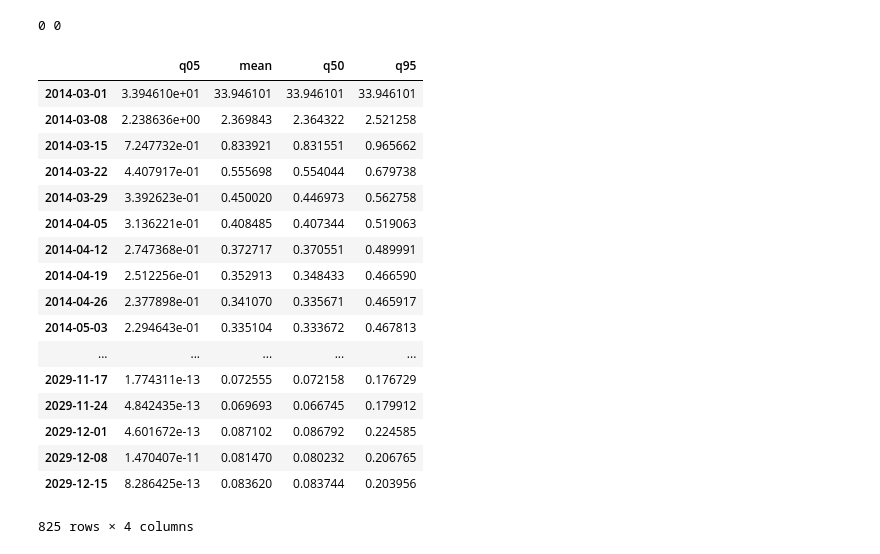
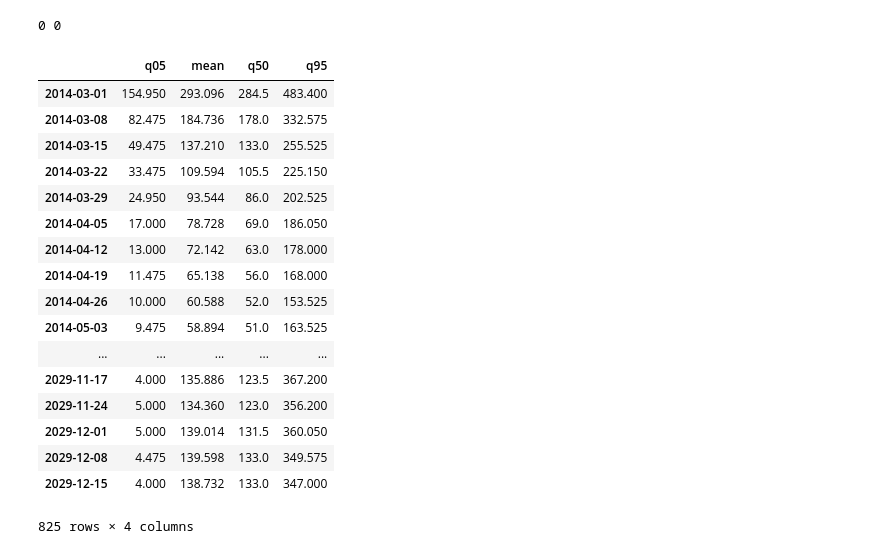
Before and after one commit to jcblemai/haiti-mass-ocv-campaign, a Jupyter notebook: forecast.ipynb, the cells around one changed output. Drawn from its saved outputs; the diff is of its cells as text; code cells hidden in the pictures.

```diff
--- a/forecast.ipynb
+++ b/forecast.ipynb
@@ -565,24 +532,24 @@ for i in range(10):
 print(pc_them, pc_us)
 # %% [output]
 0 0
-# %%
-all_data['Ouest']['B']
-# %% [output]
-|  | q05 | mean | q50 | q95 |
-| 2014-03-01 | 3.394610e+01 | 33.946101 | 33.946101 | 33.946101 |
-| 2014-03-08 | 2.238636e+00 | 2.369843 | 2.364322 | 2.521258 |
-| 2014-03-15 | 7.247732e-01 | 0.833921 | 0.831551 | 0.965662 |
-| 2014-03-22 | 4.407917e-01 | 0.555698 | 0.554044 | 0.679738 |
-| 2014-03-29 | 3.392623e-01 | 0.450020 | 0.446973 | 0.562758 |
-| 2014-04-05 | 3.136221e-01 | 0.408485 | 0.407344 | 0.519063 |
-| 2014-04-12 | 2.747368e-01 | 0.372717 | 0.370551 | 0.489991 |
-| 2014-04-19 | 2.512256e-01 | 0.352913 | 0.348433 | 0.466590 |
-| 2014-04-26 | 2.377898e-01 | 0.341070 | 0.335671 | 0.465917 |
-| 2014-05-03 | 2.294643e-01 | 0.335104 | 0.333672 | 0.467813 |
-| ... | ... | ... | ... | ... |
-| 2029-11-17 | 1.774311e-13 | 0.072555 | 0.072158 | 0.176729 |
-| 2029-11-24 | 4.842435e-13 | 0.069693 | 0.066745 | 0.179912 |
-| 2029-12-01 | 4.601672e-13 | 0.087102 | 0.086792 | 0.224585 |
-| 2029-12-08 | 1.470407e-11 | 0.081470 | 0.080232 | 0.206765 |
-| 2029-12-15 | 8.286425e-13 | 0.083620 | 0.083744 | 0.203956 |
-825 rows × 4 columns
+# %%
+all_data['Artibonite']['A']
+# %% [output]
+|  | q05 | mean | q50 | q95 |
+| 2014-03-01 | 154.950 | 293.096 | 284.5 | 483.400 |
+| 2014-03-08 | 82.475 | 184.736 | 178.0 | 332.575 |
+| 2014-03-15 | 49.475 | 137.210 | 133.0 | 255.525 |
+| 2014-03-22 | 33.475 | 109.594 | 105.5 | 225.150 |
+| 2014-03-29 | 24.950 | 93.544 | 86.0 | 202.525 |
+| 2014-04-05 | 17.000 | 78.728 | 69.0 | 186.050 |
+| 2014-04-12 | 13.000 | 72.142 | 63.0 | 178.000 |
+| 2014-04-19 | 11.475 | 65.138 | 56.0 | 168.000 |
+| 2014-04-26 | 10.000 | 60.588 | 52.0 | 153.525 |
+| 2014-05-03 | 9.475 | 58.894 | 51.0 | 163.525 |
+| ... | ... | ... | ... | ... |
+| 2029-11-17 | 4.000 | 135.886 | 123.5 | 367.200 |
+| 2029-11-24 | 5.000 | 134.360 | 123.0 | 356.200 |
+| 2029-12-01 | 5.000 | 139.014 | 131.5 | 360.050 |
+| 2029-12-08 | 4.475 | 139.598 | 133.0 | 349.575 |
+| 2029-12-15 | 4.000 | 138.732 | 133.0 | 347.000 |
+825 rows × 4 columns
```
Also changed, not shown: parts of 5 cells of this notebook, 4 other files.
